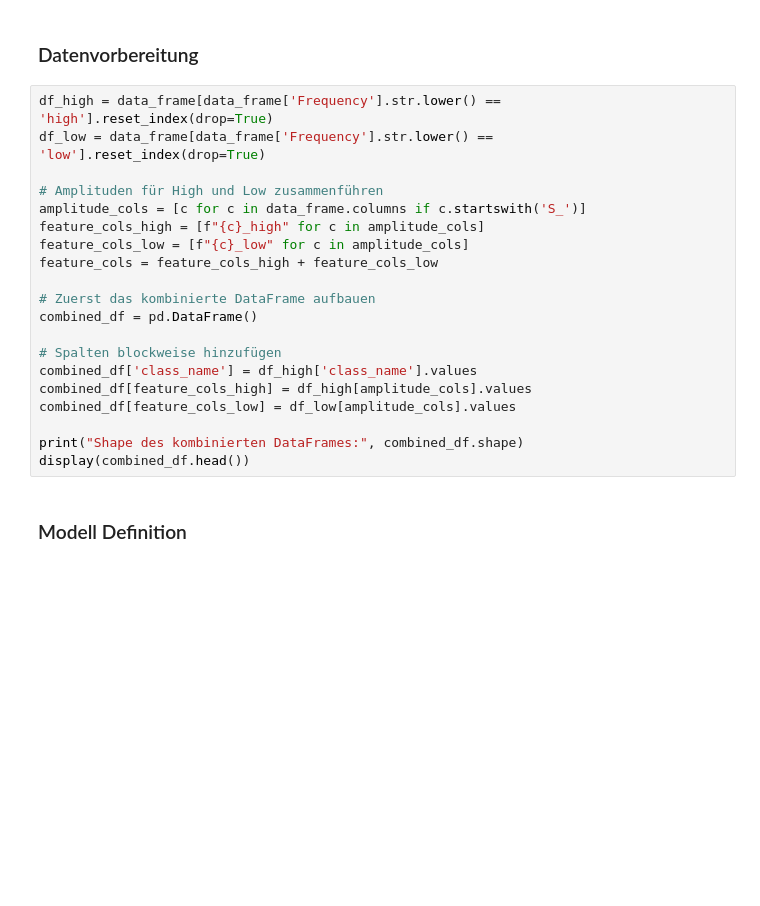
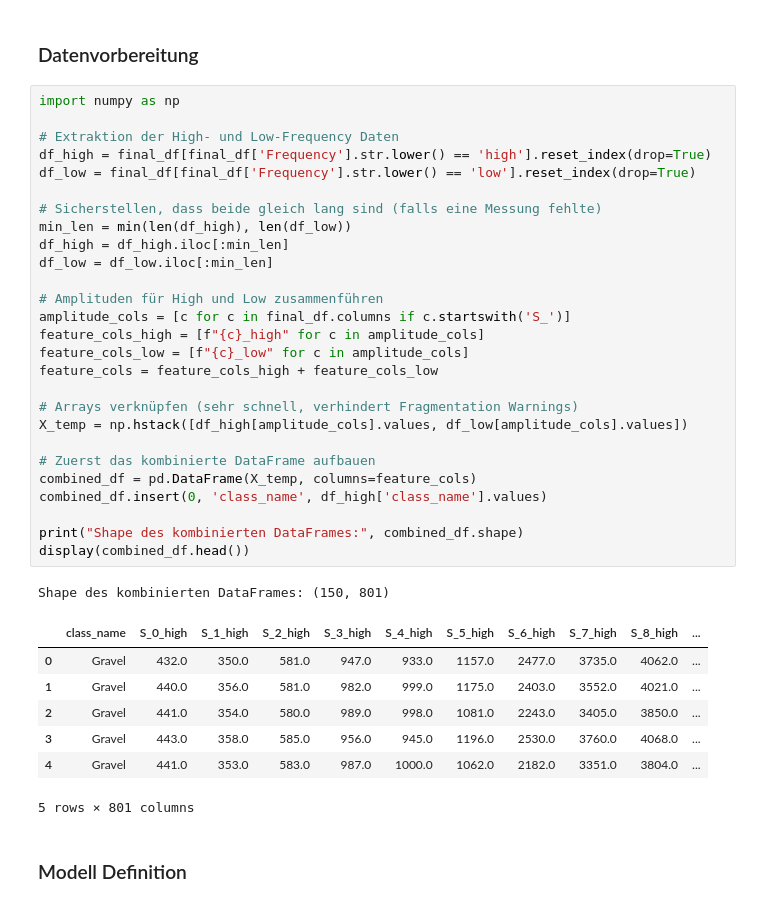
Before and after one commit to Ssaammyy36/sonar_mpa, a Jupyter notebook: dev/ki/notebooks/simple_ki_modell_v1.ipynb, the cells around one changed output. Saved outputs shown, nothing was run; the diff lists cells and outputs as text; blank space fills up the shorter version.

```diff
--- a/dev/ki/notebooks/simple_ki_modell_v1.ipynb
+++ b/dev/ki/notebooks/simple_ki_modell_v1.ipynb
@@ -140,25 +143,41 @@ plt.show()
 # %% [markdown]
 ### Datenvorbereitung
 # %%
-df_high = data_frame[data_frame['Frequency'].str.lower() == 'high'].reset_index(drop=True)
-df_low = data_frame[data_frame['Frequency'].str.lower() == 'low'].reset_index(drop=True)
+import numpy as np
+
+# Extraktion der High- und Low-Frequency Daten
+df_high = final_df[final_df['Frequency'].str.lower() == 'high'].reset_index(drop=True)
+df_low = final_df[final_df['Frequency'].str.lower() == 'low'].reset_index(drop=True)
+
+# Sicherstellen, dass beide gleich lang sind (falls eine Messung fehlte)
+min_len = min(len(df_high), len(df_low))
+df_high = df_high.iloc[:min_len]
+df_low = df_low.iloc[:min_len]
 
 # Amplituden für High und Low zusammenführen
-amplitude_cols = [c for c in data_frame.columns if c.startswith('S_')]
+amplitude_cols = [c for c in final_df.columns if c.startswith('S_')]
 feature_cols_high = [f"{c}_high" for c in amplitude_cols]
 feature_cols_low = [f"{c}_low" for c in amplitude_cols]
 feature_cols = feature_cols_high + feature_cols_low
 
+# Arrays verknüpfen (sehr schnell, verhindert Fragmentation Warnings)
+X_temp = np.hstack([df_high[amplitude_cols].values, df_low[amplitude_cols].values])
+
 # Zuerst das kombinierte DataFrame aufbauen
-combined_df = pd.DataFrame()
-
-# Spalten blockweise hinzufügen
-combined_df['class_name'] = df_high['class_name'].values
-combined_df[feature_cols_high] = df_high[amplitude_cols].values
-combined_df[feature_cols_low] = df_low[amplitude_cols].values
+combined_df = pd.DataFrame(X_temp, columns=feature_cols)
+combined_df.insert(0, 'class_name', df_high['class_name'].values)
 
 print("Shape des kombinierten DataFrames:", combined_df.shape)
 display(combined_df.head())
+# %% [output]
+Shape des kombinierten DataFrames: (150, 801)
+|  | class_name | S_0_high | S_1_high | S_2_high | S_3_high | S_4_high | S_5_high | S_6_high | S_7_high | S_8_high | ... |
+| 0 | Gravel | 432.0 | 350.0 | 581.0 | 947.0 | 933.0 | 1157.0 | 2477.0 | 3735.0 | 4062.0 | ... |
+| 1 | Gravel | 440.0 | 356.0 | 581.0 | 982.0 | 999.0 | 1175.0 | 2403.0 | 3552.0 | 4021.0 | ... |
+| 2 | Gravel | 441.0 | 354.0 | 580.0 | 989.0 | 998.0 | 1081.0 | 2243.0 | 3405.0 | 3850.0 | ... |
+| 3 | Gravel | 443.0 | 358.0 | 585.0 | 956.0 | 945.0 | 1196.0 | 2530.0 | 3760.0 | 4068.0 | ... |
+| 4 | Gravel | 441.0 | 353.0 | 583.0 | 987.0 | 1000.0 | 1062.0 | 2182.0 | 3351.0 | 3804.0 | ... |
+5 rows × 801 columns
 # %% [markdown]
 ### Modell Definition
 # %%
```
Also changed, not shown: parts of 8 cells of this notebook.
